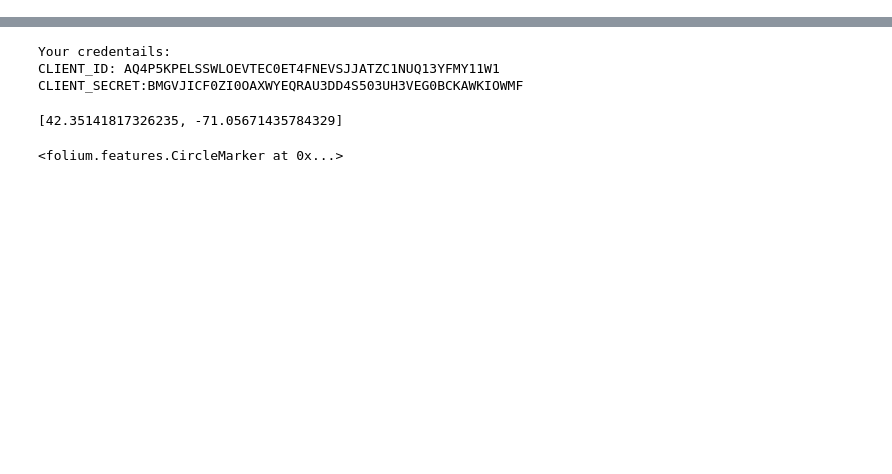
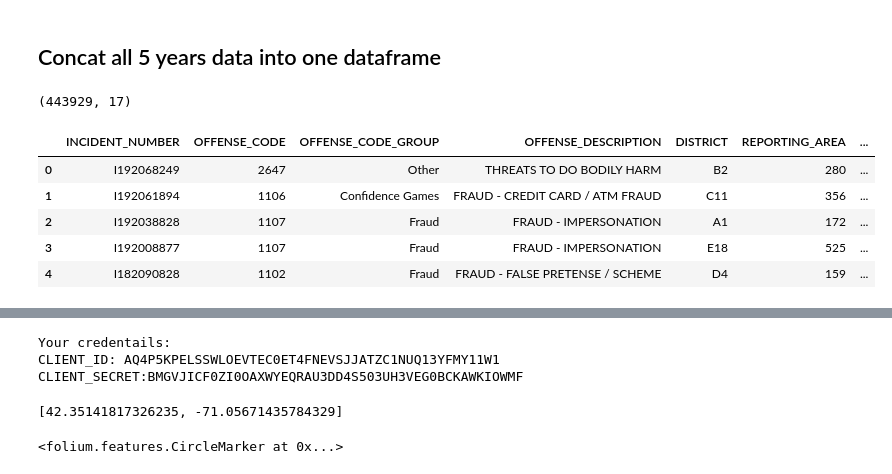
Before and after one commit to jeffery1128/Capstone_Project_IBM, a Jupyter notebook: Final Capstone Project.ipynb, the cells around one changed output, grey strips where cells are left out. Drawn from its saved outputs; the diff is of its cells as text; code cells hidden in the pictures; blank space fills up the shorter version.

```diff
--- a/Final Capstone Project.ipynb
+++ b/Final Capstone Project.ipynb
@@ -45,0 +61,16 @@ data
+# %% [markdown]
+## Concat all 5 years data into one dataframe
+# %%
+data = pd.concat([data_2015,data_2016,data_2017,data_2018,data_2019,data_2020])
+data.shape
+# %% [output]
+(443929, 17)
+# %%
+data.head(5)
+# %% [output]
+|  | INCIDENT_NUMBER | OFFENSE_CODE | OFFENSE_CODE_GROUP | OFFENSE_DESCRIPTION | DISTRICT | REPORTING_AREA | ... |
+| 0 | I192068249 | 2647 | Other | THREATS TO DO BODILY HARM | B2 | 280 | ... |
+| 1 | I192061894 | 1106 | Confidence Games | FRAUD - CREDIT CARD / ATM FRAUD | C11 | 356 | ... |
+| 2 | I192038828 | 1107 | Fraud | FRAUD - IMPERSONATION | A1 | 172 | ... |
+| 3 | I192008877 | 1107 | Fraud | FRAUD - IMPERSONATION | E18 | 525 | ... |
+| 4 | I182090828 | 1102 | Fraud | FRAUD - FALSE PRETENSE / SCHEME | D4 | 159 | ... |
```
Also changed, not shown: parts of 11 cells of this notebook, 7 other files.
